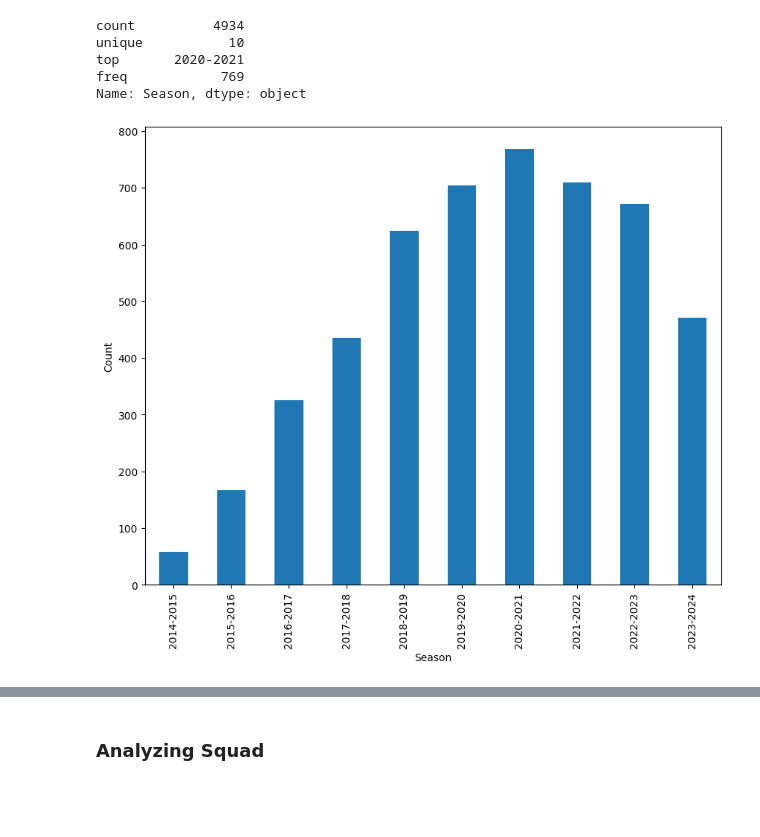
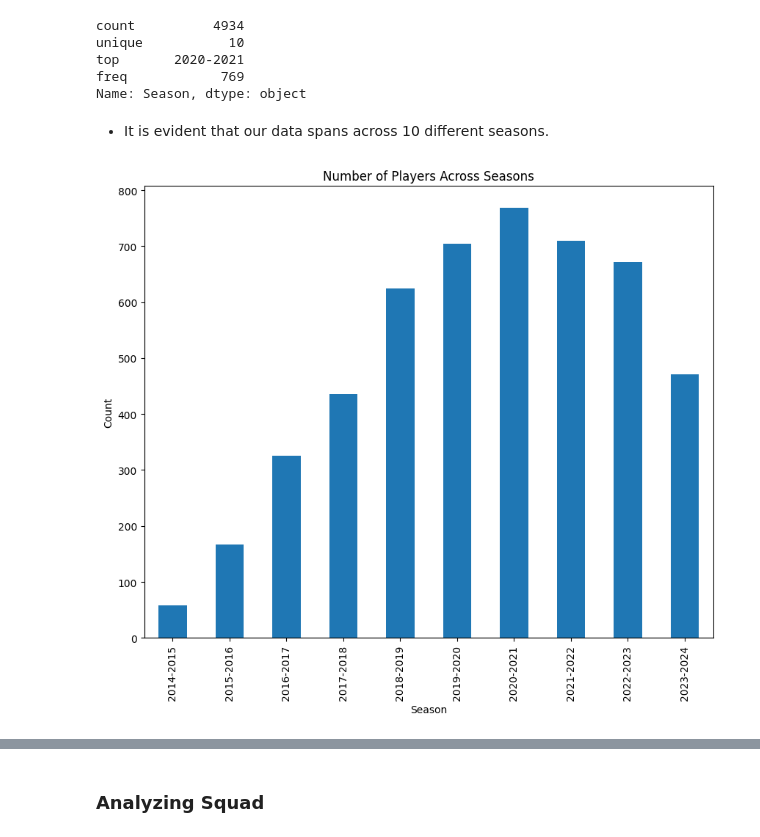
Before and after one commit to hwangdeokThien/CSC14119_IntroDS_final_project, a Jupyter notebook: src/notebooks/3.0-data_exploration.ipynb, the cells around one changed output, grey strips where cells are left out. Cells and saved outputs as stored; diff of their text form; code cells hidden in the pictures; blank space fills up the shorter version.

```diff
--- a/src/notebooks/3.0-data_exploration.ipynb
+++ b/src/notebooks/3.0-data_exploration.ipynb
@@ -108,10 +110,13 @@ unique           10
 top       2020-2021
 freq            769
 Name: Season, dtype: object
+# %% [markdown]
+- It is evident that our data spans across 10 different seasons.
 # %%
 plt.figure(figsize=(10,8))
 df['Season'].value_counts().sort_index().plot(kind='bar')
 plt.ylabel('Count')
+plt.title('Number of Players Across Seasons')
 plt.show()
 # %% [output]
-[figure, old version]
+[figure, new version]
```
Also changed, not shown: parts of 28 cells of this notebook.
